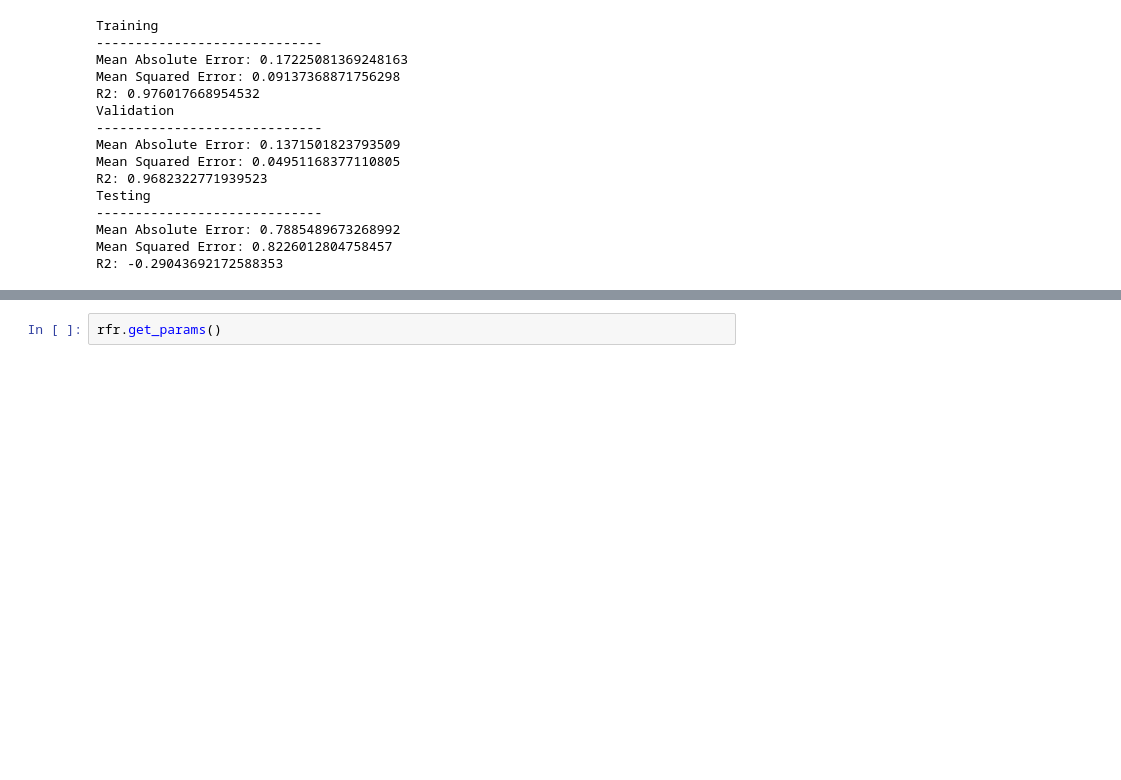
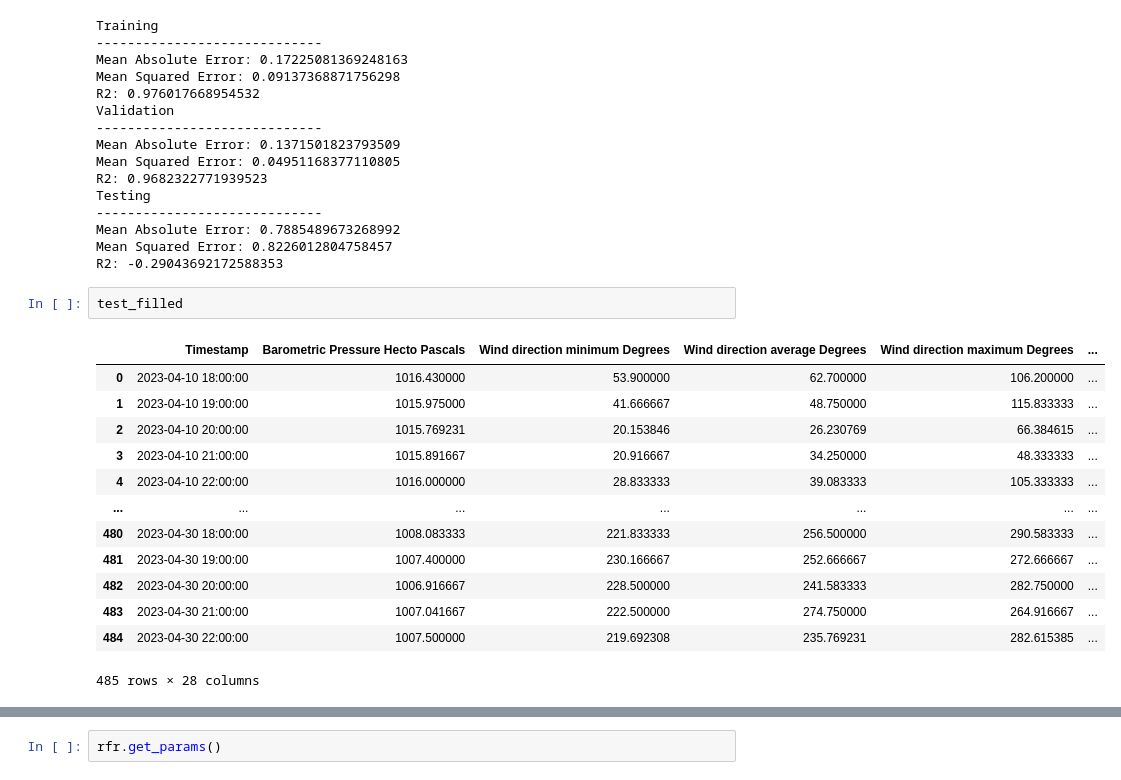
Before and after one commit to Tile561/Wahoo-Bay-2, a Jupyter notebook: work2.ipynb, the cells around one changed output, grey strips where cells are left out. Saved outputs shown, nothing was run; the diff lists cells and outputs as text; blank space fills up the shorter version.

```diff
--- a/work2.ipynb
+++ b/work2.ipynb
@@ -109,6 +109,22 @@ Testing
 Mean Absolute Error: 0.7885489673268992
 Mean Squared Error: 0.8226012804758457
 R2: -0.29043692172588353
+# %%
+test_filled
+# %% [output]
+|  | Timestamp | Barometric Pressure Hecto Pascals | Wind direction minimum Degrees | Wind direction average Degrees | Wind direction maximum Degrees | ... |
+| 0 | 2023-04-10 18:00:00 | 1016.430000 | 53.900000 | 62.700000 | 106.200000 | ... |
+| 1 | 2023-04-10 19:00:00 | 1015.975000 | 41.666667 | 48.750000 | 115.833333 | ... |
+| 2 | 2023-04-10 20:00:00 | 1015.769231 | 20.153846 | 26.230769 | 66.384615 | ... |
+| 3 | 2023-04-10 21:00:00 | 1015.891667 | 20.916667 | 34.250000 | 48.333333 | ... |
+| 4 | 2023-04-10 22:00:00 | 1016.000000 | 28.833333 | 39.083333 | 105.333333 | ... |
+| ... | ... | ... | ... | ... | ... | ... |
+| 480 | 2023-04-30 18:00:00 | 1008.083333 | 221.833333 | 256.500000 | 290.583333 | ... |
+| 481 | 2023-04-30 19:00:00 | 1007.400000 | 230.166667 | 252.666667 | 272.666667 | ... |
+| 482 | 2023-04-30 20:00:00 | 1006.916667 | 228.500000 | 241.583333 | 282.750000 | ... |
+| 483 | 2023-04-30 21:00:00 | 1007.041667 | 222.500000 | 274.750000 | 264.916667 | ... |
+| 484 | 2023-04-30 22:00:00 | 1007.500000 | 219.692308 | 235.769231 | 282.615385 | ... |
+485 rows × 28 columns
 # %%
 from sklearn.model_selection import GridSearchCV
 
```
Also changed, not shown: parts of 4 cells of this notebook, 1 other file.
